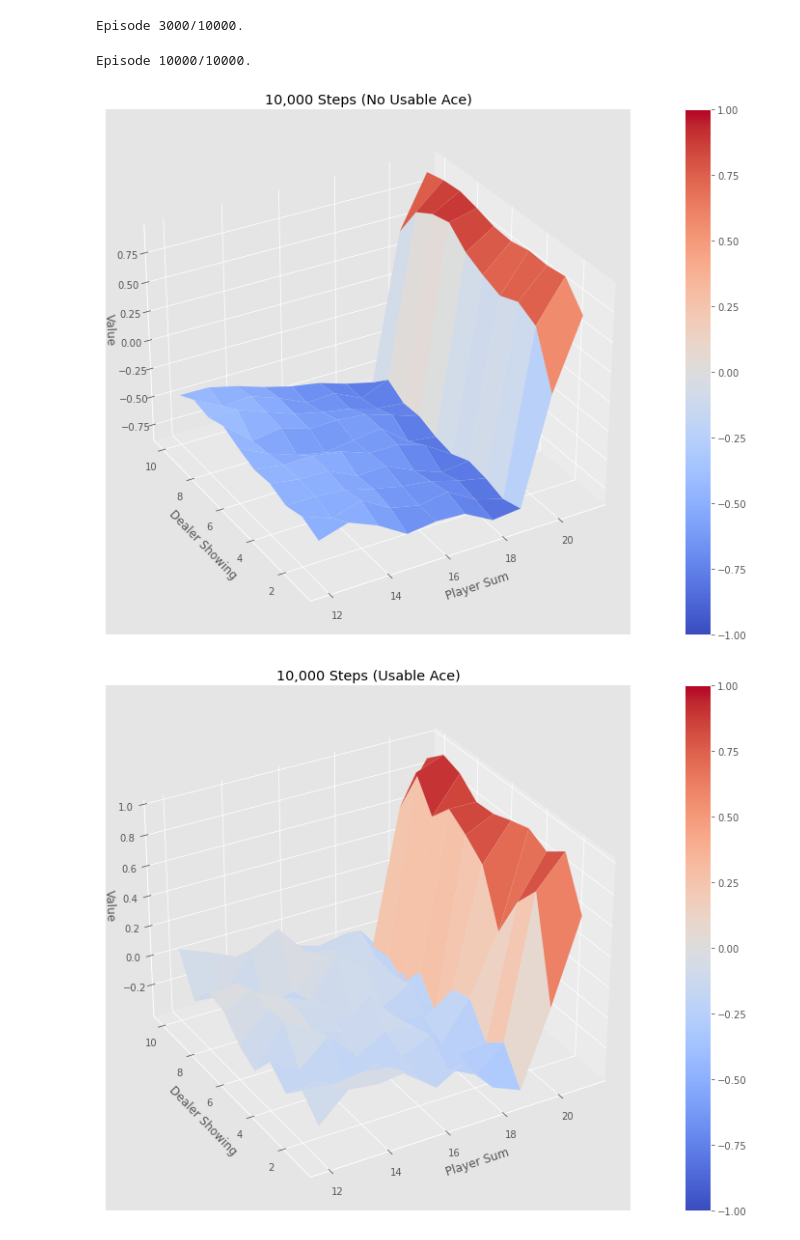
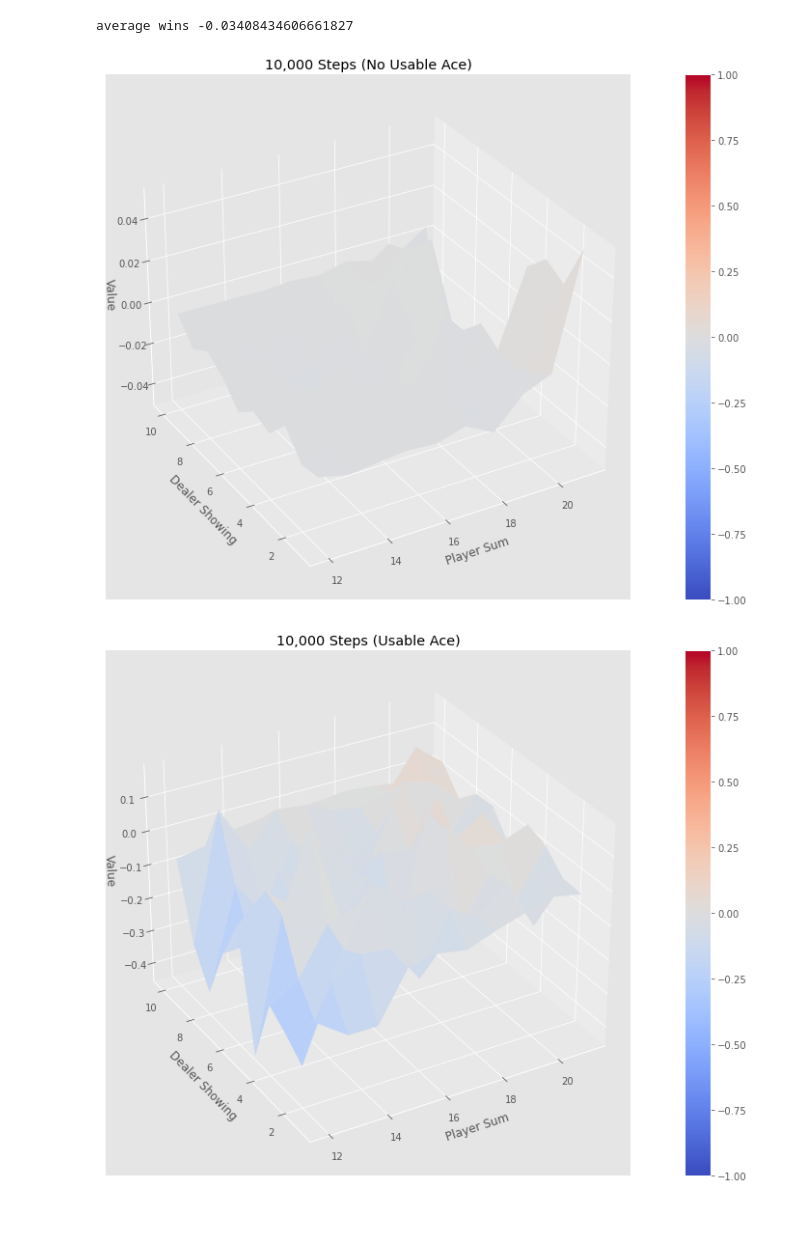
Before and after one commit to filipkalkan/EDAN95, a Jupyter notebook: lab_7/edan95-master/labs/lab7.ipynb, the cells around one changed output. Drawn from its saved outputs; the diff is of its cells as text; code cells hidden in the pictures.

```diff
--- a/lab_7/edan95-master/labs/lab7.ipynb
+++ b/lab_7/edan95-master/labs/lab7.ipynb
@@ -105,7 +72,7 @@ def sample_policy(observation):
     score, dealer_score, usable_ace = observation
     return 0 if score >= 20 else 1
 # %%
-def sample_episode(env, policy):
+def sample_episode(policy, env):
     episode = []
     state = env.reset()
     for t in range(100):
@@ -135,11 +102,15 @@ def mc_prediction(policy, env, num_episodes, discount_factor=1.0):
 
     V = defaultdict(float)
 
-    number_of_actions = 2 # Hir or strick
-    Q = defaultdict(lambda: np.zeros(env.action_space.n)) # Q(s,a)
+    # Helper dictionaries for sums on all actions given a state
+    returns_sum = defaultdict(float)
+    returns_count = defaultdict(float)
+
+    number_of_actions = 2 # Hit or strick
+    Q = defaultdict(lambda: 0.0) # Q(s,a)
     N = defaultdict(float) # N(s,a)
     epsilon = 1
-    pi_k = sample_policy
+    pi_k = make_epsilon_greedy_policy(Q, epsilon, number_of_actions)
 
     for k in range(1, num_episodes + 1):
         episode = sample_episode(pi_k, env)
@@ -149,10 +120,18 @@ def mc_prediction(policy, env, num_episodes, discount_factor=1.0):
 
             N[(state, action)] += 1.0
             Q[(state, action)] += (1 / N[(state, action)]) * (G - Q[(state, action)])
+            print(Q.values())
+
+            returns_sum[state] += Q[(state, action)]
+            returns_count[state] += N[(state, action)]
+            # V[(state, action)] = Q[(state, action)] / N[(state, action)]
 
         epsilon = 1/k
-        _, pi_k = make_epsilon_greedy_policy(Q, number_of_actions, epsilon=epsilon)
+        pi_k = make_epsilon_greedy_policy(Q, epsilon, number_of_actions)
 
+    for state in returns_sum.keys():
         V[state] = returns_sum[state] / returns_count[state]
 
+    print('average wins', ( sum(V.values()) / len(V.values())))
+
     return V
@@ -164,18 +159,18 @@ d[1]
 # %%
-start = time.clock()
-
-V_10k = mc_prediction(sample_policy, env, num_episodes=10000,discount_factor=0.5)
+start = time.process_time()
+V_10k = mc_prediction(sample_policy, env, num_episodes=10000,discount_factor=1)
 plotting.plot_value_function(V_10k, title="10,000 Steps")
-end = time.clock()
+end = time.process_time()
 print("\n",end - start,"s")
 
-start = time.clock()
-V_500k = mc_prediction(sample_policy, env, num_episodes=500000,discount_factor=0.5)
+""
+start = time.process_time()
+V_500k = mc_prediction(sample_policy, env, num_episodes=500000,discount_factor=1)
 plotting.plot_value_function(V_500k, title="500,000 Steps")
-end = time.clock()
+end = time.process_time()
 print("\n",end - start,"s")
+""
 # %% [output]
-Episode 3000/10000.
+average wins -0.03408434606661827
-Episode 10000/10000.
-[figure, old version]
+[figure, new version]
-[figure, old version]
+[figure, new version]
```
Also changed, not shown: parts of 5 cells of this notebook.
